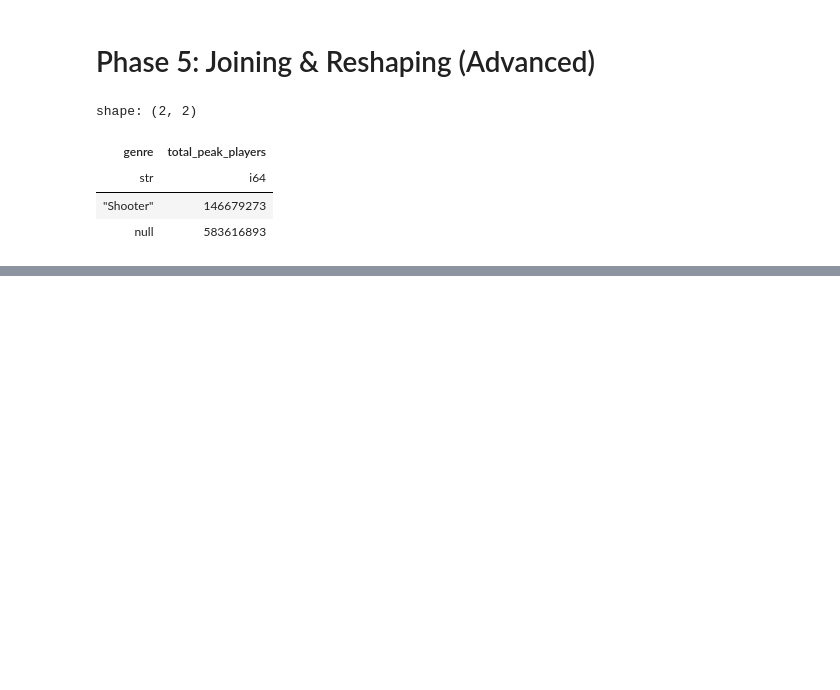
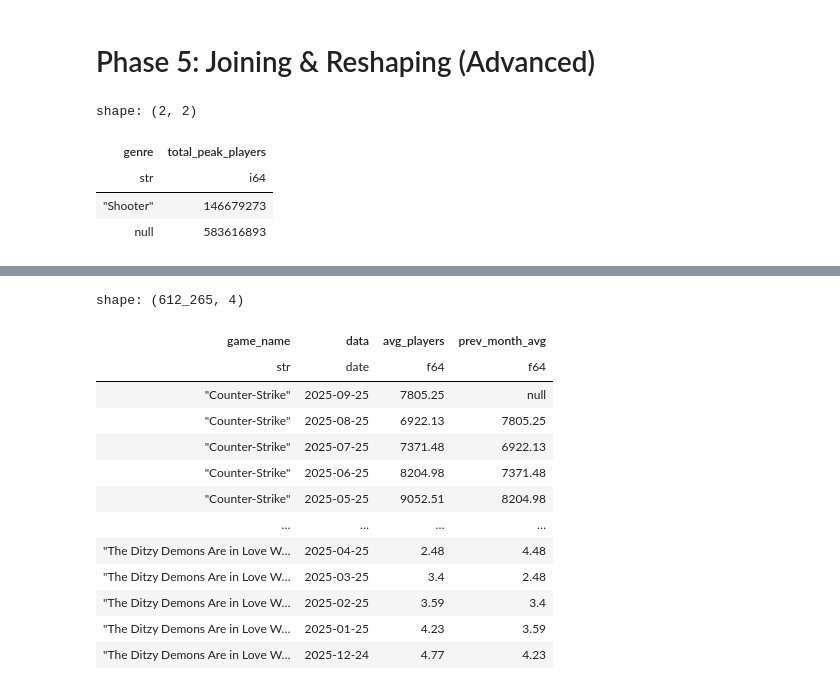
Before and after one commit to ZygimantasB/polars_library, a Jupyter notebook: kaggle/Steam Monthly Average Players.ipynb, the cells around one changed output, grey strips where cells are left out. Cells and saved outputs as stored; diff of their text form; code cells hidden in the pictures; blank space fills up the shorter version.

```diff
--- a/kaggle/Steam Monthly Average Players.ipynb
+++ b/kaggle/Steam Monthly Average Players.ipynb
@@ -630,0 +690,22 @@ shape: (6_725, 13)
+# %%
+df.select(
+    pl.col('game_name'),
+    pl.col('data'),
+    pl.col('avg_players'),
+    pl.col('avg_players').shift(1).over('game_name').alias('prev_month_avg')
+)
+# %% [output]
+shape: (612_265, 4)
+| game_name | data | avg_players | prev_month_avg |
+| str | date | f64 | f64 |
+| "Counter-Strike" | 2025-09-25 | 7805.25 | null |
+| "Counter-Strike" | 2025-08-25 | 6922.13 | 7805.25 |
+| "Counter-Strike" | 2025-07-25 | 7371.48 | 6922.13 |
+| "Counter-Strike" | 2025-06-25 | 8204.98 | 7371.48 |
+| "Counter-Strike" | 2025-05-25 | 9052.51 | 8204.98 |
+| … | … | … | … |
+| "The Ditzy Demons Are in Love W… | 2025-04-25 | 2.48 | 4.48 |
+| "The Ditzy Demons Are in Love W… | 2025-03-25 | 3.4 | 2.48 |
+| "The Ditzy Demons Are in Love W… | 2025-02-25 | 3.59 | 3.4 |
+| "The Ditzy Demons Are in Love W… | 2025-01-25 | 4.23 | 3.59 |
+| "The Ditzy Demons Are in Love W… | 2025-12-24 | 4.77 | 4.23 |
```
Also changed, not shown: parts of 18 cells of this notebook.
